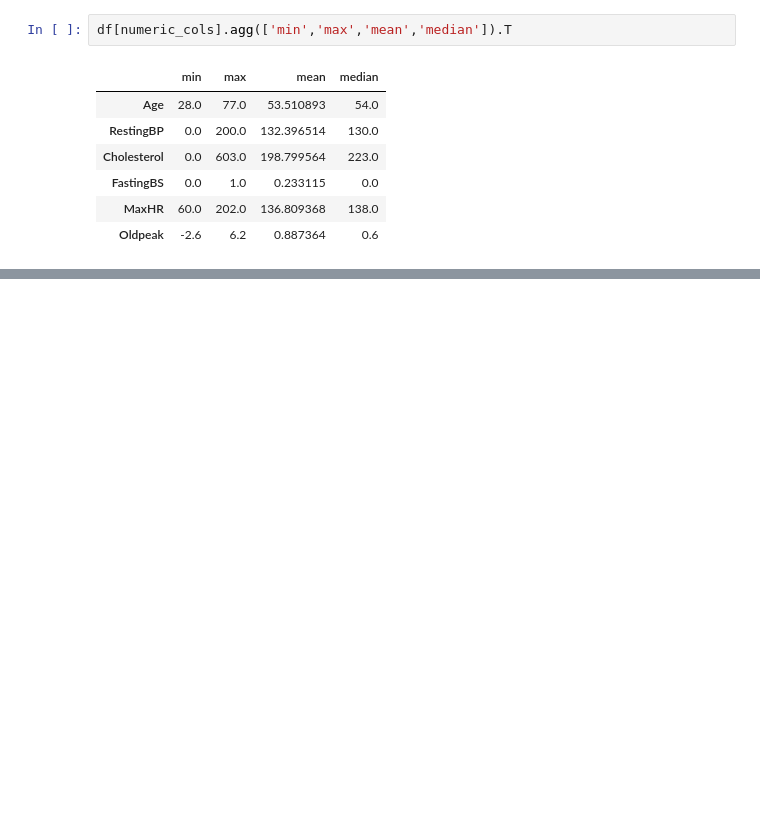
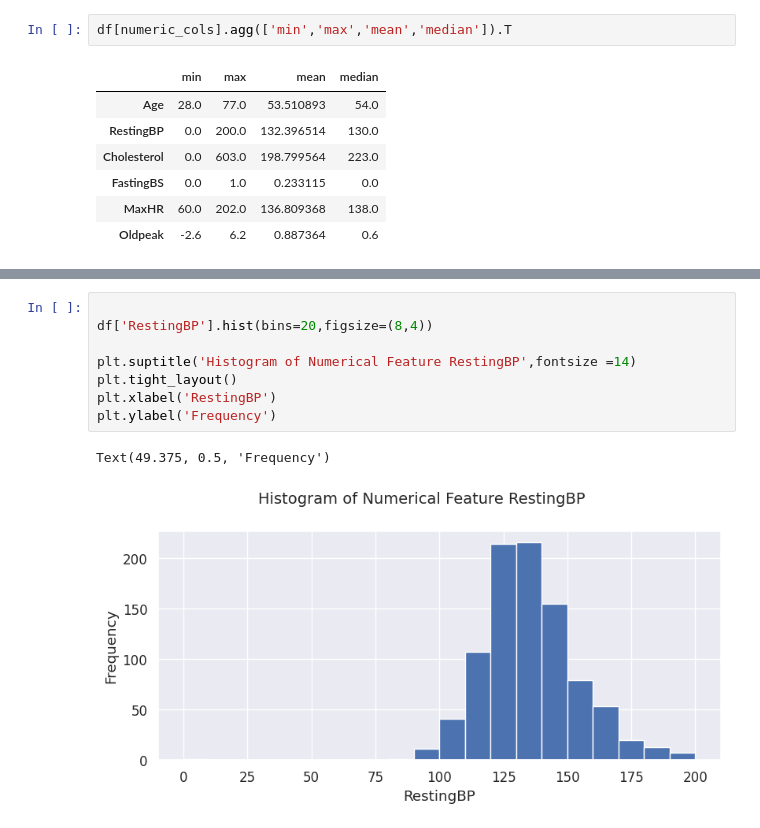
Before and after one commit to SheikhNazmul/ML-project-for-Heart-Failure-Prediction-Data, a Jupyter notebook: Model_train_Heart_deasis.ipynb, the cells around one changed output, grey strips where cells are left out. Cells and saved outputs as stored; diff of their text form; blank space fills up the shorter version.

```diff
--- a/Model_train_Heart_deasis.ipynb
+++ b/Model_train_Heart_deasis.ipynb
@@ -123,0 +145,11 @@ df[numeric_cols].agg(['min','max','mean','median']).T
+# %%
+
+df['RestingBP'].hist(bins=20,figsize=(8,4))
+
+plt.suptitle('Histogram of Numerical Feature RestingBP',fontsize =14)
+plt.tight_layout()
+plt.xlabel('RestingBP')
+plt.ylabel('Frequency')
+# %% [output]
+Text(49.375, 0.5, 'Frequency')
+[figure, added]
```
Also changed, not shown: parts of 15 cells of this notebook.
